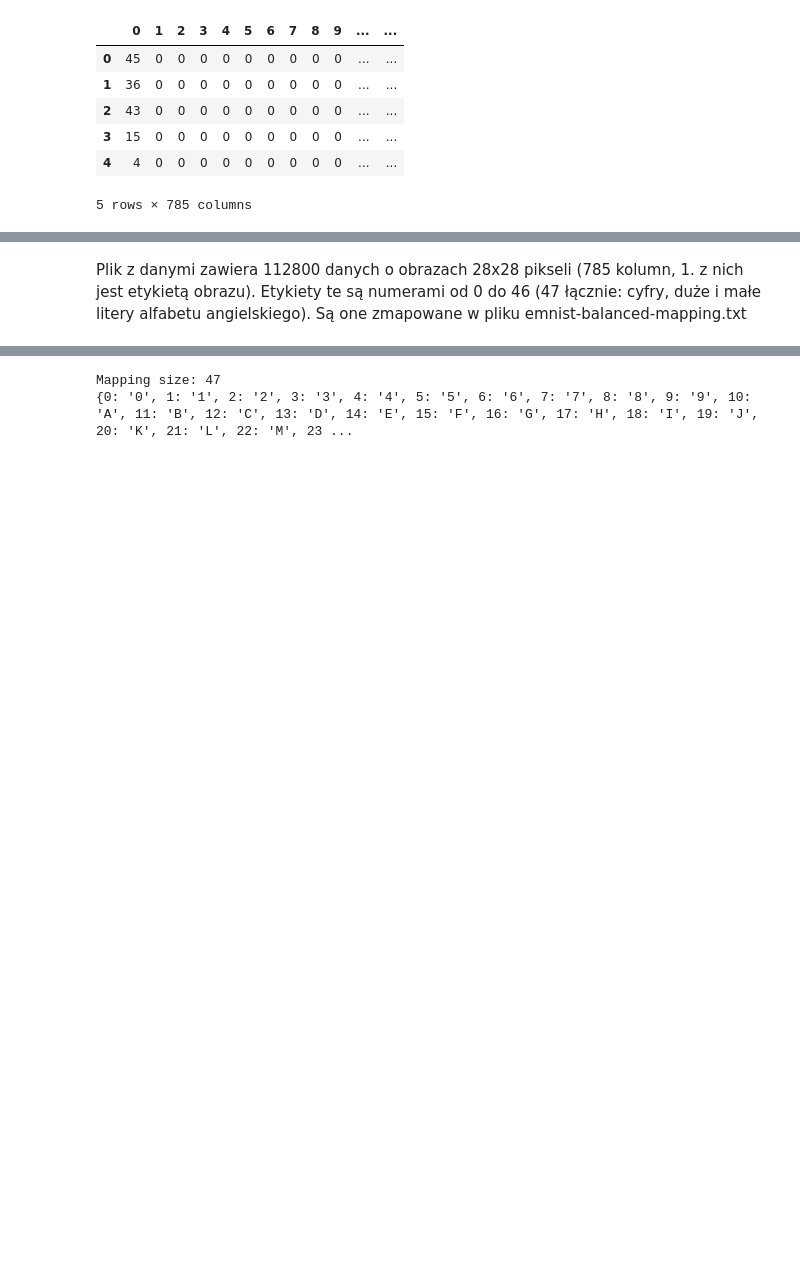
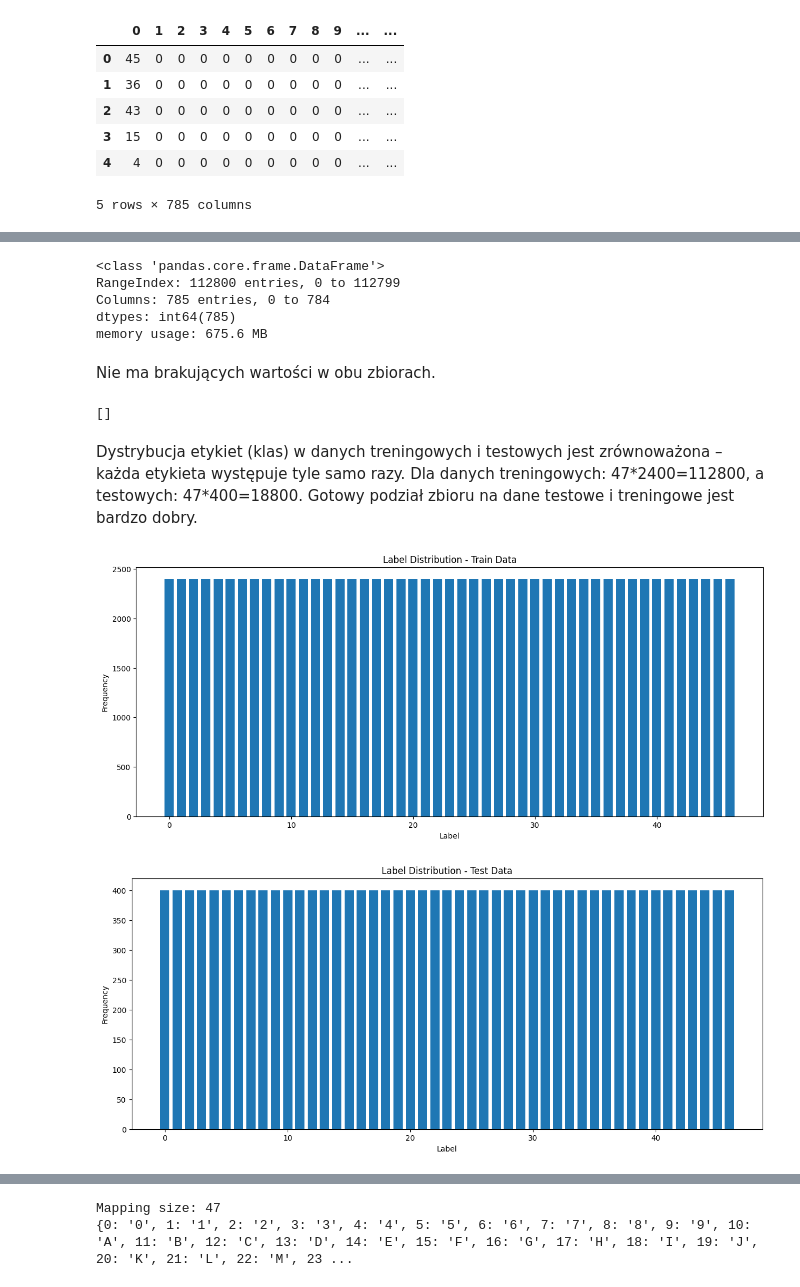
Before and after one commit to dziobex/emnist, a Jupyter notebook: note.ipynb, the cells around one changed output, grey strips where cells are left out. Cells and saved outputs as stored; diff of their text form; code cells hidden in the pictures; blank space fills up the shorter version.

Commit message:
(Część) analiza zbioru danych.

```diff
--- a/note.ipynb
+++ b/note.ipynb
@@ -33,2 +48,33 @@ test.head()
-# %% [markdown]
-Plik z danymi zawiera 112800 danych o obrazach 28x28 pikseli (785 kolumn, 1. z nich jest etykietą obrazu). Etykiety te są numerami od 0 do 46 (47 łącznie: cyfry, duże i małe litery alfabetu angielskiego). Są one zmapowane w pliku emnist-balanced-mapping.txt
+# %%
+train.info()
+# %% [output]
+<class 'pandas.core.frame.DataFrame'>
+RangeIndex: 112800 entries, 0 to 112799
+Columns: 785 entries, 0 to 784
+dtypes: int64(785)
+memory usage: 675.6 MB
+# %% [markdown]
+Nie ma brakujących wartości w obu zbiorach.
+# %%
+nan_values = train.columns[train.isna().any()].tolist() + test.columns[test.isna().any()].tolist()
+nan_values
+# %% [output]
+[]
+# %% [markdown]
+Dystrybucja etykiet (klas) w danych treningowych i testowych jest zrównoważona – każda etykieta występuje tyle samo razy. Dla danych treningowych: 47\*2400=112800, a testowych: 47\*400=18800. Gotowy podział zbioru na dane testowe i treningowe jest bardzo dobry.
+# %%
+for dataset_name, t_ in [("Train Data", train[0].value_counts()), ("Test Data", test[0].value_counts())]:
+    t__classes_x = t_.index
+    t__classes_y = t_.values
+
+    plt.figure(figsize=(15, 6))
+
+    plt.bar(t__classes_x, t__classes_y, width=0.75)
+    plt.xlabel('Label')
+    plt.ylabel('Frequency')
+    plt.title(f'Label Distribution - {dataset_name}')
+
+    plt.show()
+# %% [output]
+[figure, added]
+[figure, added]
```
Also changed, not shown: parts of 22 cells of this notebook, 3 other files.
